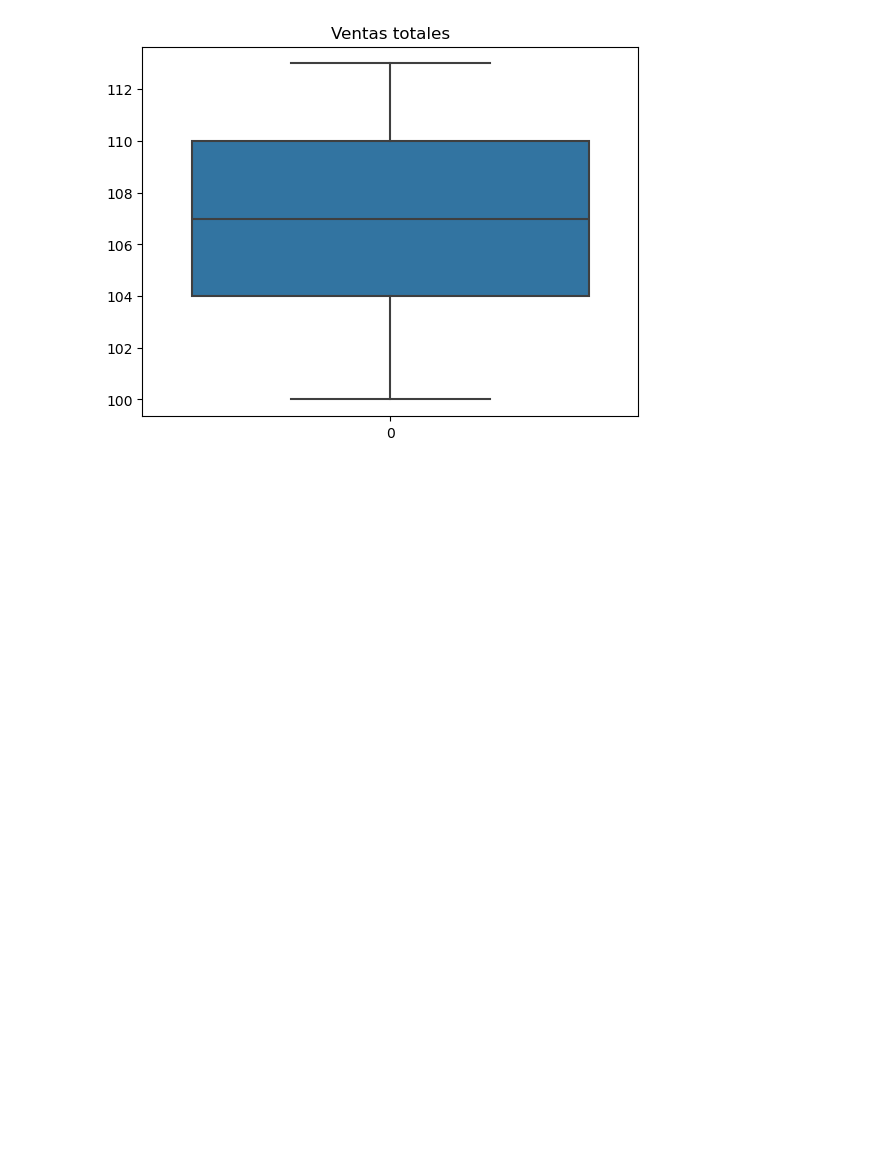
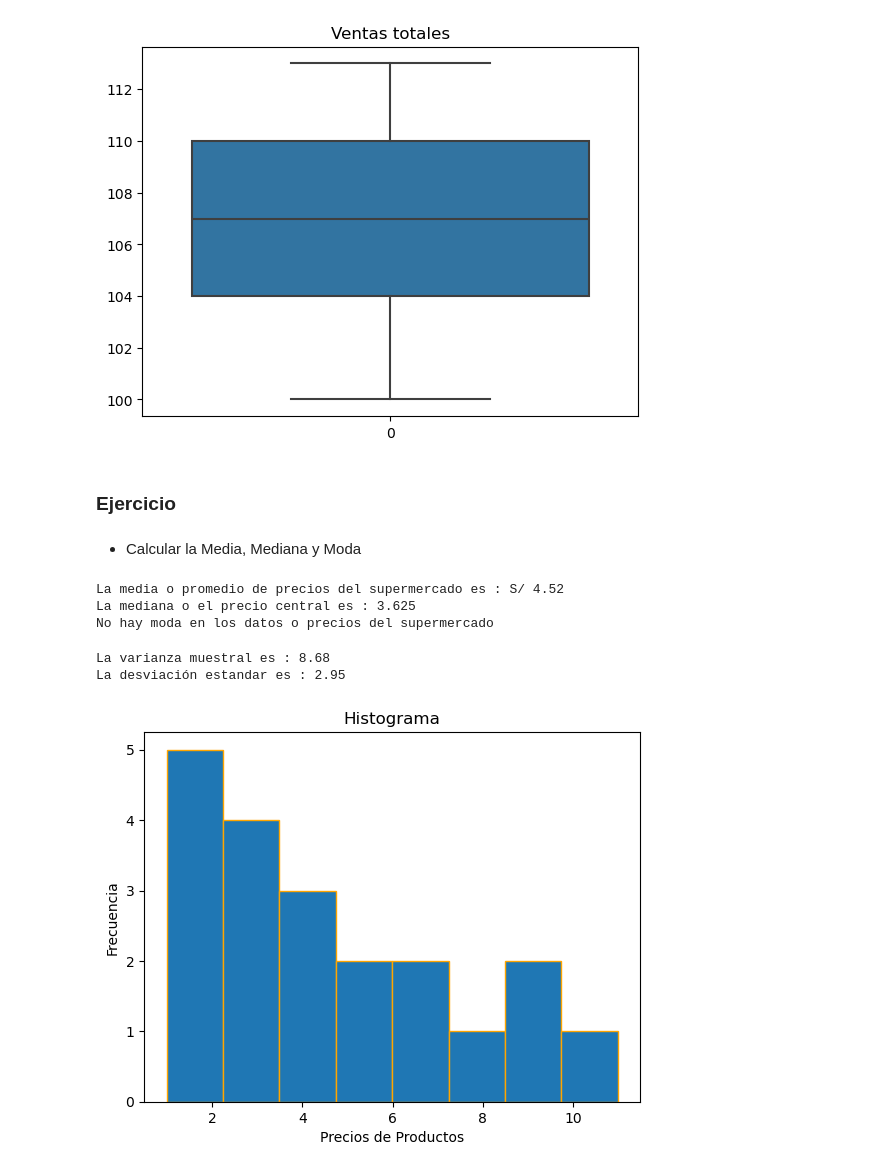
Before and after one commit to Dilmer-Rojas/ESTADISTICA_PYTHON, a Jupyter notebook: home/module/MOD 1/notebook.ipynb, the cells around one changed output. Saved outputs shown, nothing was run; the diff lists cells and outputs as text; code cells hidden in the pictures; blank space fills up the shorter version.

```diff
--- a/home/module/MOD 1/notebook.ipynb
+++ b/home/module/MOD 1/notebook.ipynb
@@ -318,3 +318,52 @@ plt.title("Ventas totales")
 plt.show() # No hay outliers según el gráfico
 # %% [output]
 [figure]
+# %% [markdown]
+### Ejercicio
+# %%
+precios_supermercado = [
+    1.99, 2.49, 3.50, 4.25, 5.99, 2.99, 3.75, 4.99, 6.49, 7.99,
+    0.99, 1.50, 2.25, 8.99, 9.49, 1.25, 3.25, 10.99, 2.10, 5.25
+    ]
+data = np.array(precios_supermercado)
+# %% [markdown]
+- Calcular la Media, Mediana y Moda
+# %%
+# Media
+media = np.mean(data)
+print(f"La media o promedio de precios del supermercado es : S/ {media.round(2)}")
+
+# Mediana
+mediana = np.median(data)
+print(f"La mediana o el precio central es : {mediana}")
+
+# Moda
+moda = stats.mode(data)
+if moda[1] == [1]:
+    print(f"No hay moda en los datos o precios del supermercado")
+else:
+    print(f"La moda o precio con mayor frecuencia es {moda[0]} y se repite {moda[1]}")
+# %% [output]
+La media o promedio de precios del supermercado es : S/ 4.52
+La mediana o el precio central es : 3.625
+No hay moda en los datos o precios del supermercado
+# %%
+# varianza
+varianza = np.var(data, ddof=1)
+print(f"La varianza muestral es : {varianza.round(2)}")
+
+# Desviación Estandar
+desv_e = np.std(data, ddof=1)
+print(f"La desviación estandar es : {desv_e.round(2)}")
+# %% [output]
+La varianza muestral es : 8.68
+La desviación estandar es : 2.95
+# %%
+# Histograma
+plt.hist(data, bins=8, edgecolor="orange")
+plt.title("Histograma")
+plt.xlabel("Precios de Productos")
+plt.ylabel("Frecuencia")
+plt.show()
+# %% [output]
+[figure, added]
```
Also changed, not shown: parts of 1 cell of this notebook.
